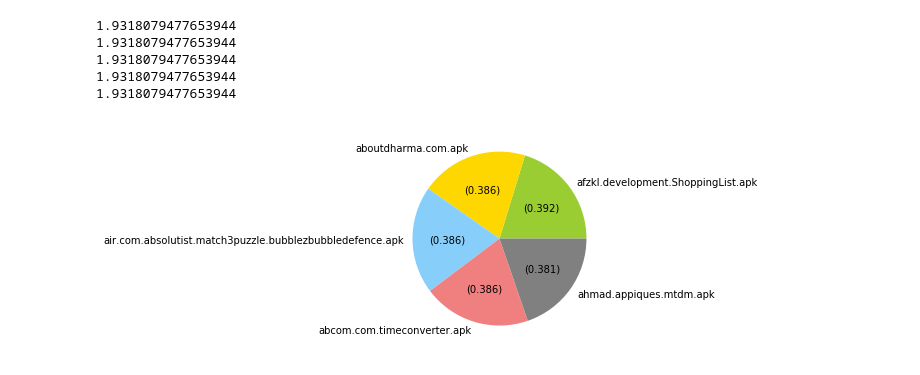
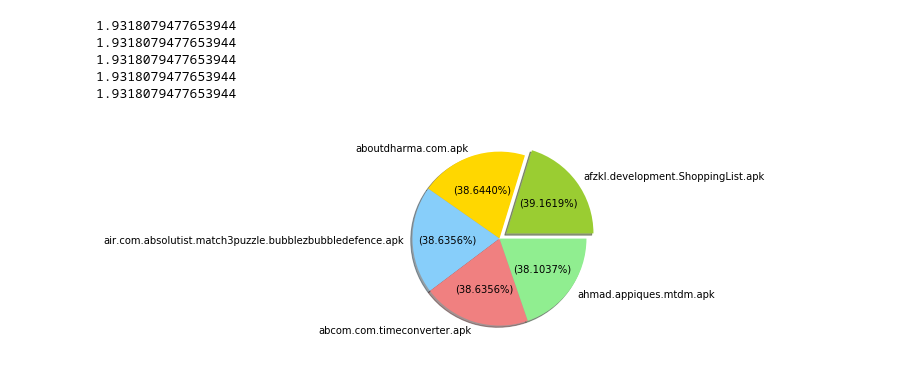
Before and after one commit to zahrafitrianti/atsp-project, a Jupyter notebook: normalised_piechart.ipynb, the cells around one changed output. Saved outputs shown, nothing was run; the diff lists cells and outputs as text; code cells hidden in the pictures.

Commit message:
final pie chart correct percent calculation

```diff
--- a/normalised_piechart.ipynb
+++ b/normalised_piechart.ipynb
@@ -57,0 +89,24 @@ plt.show()
+# %%
+import matplotlib.pyplot as plt
+
+# percentage representing how much each app in the top five contributes to the total share
+#afzkl.development.ShoppingList.apk most vulnerable?
+plt.figure(figsize=plt.figaspect(1))
+colors = ['yellowgreen', 'gold', 'lightskyblue', 'lightcoral','lightgreen']
+explode = [0.1,0,0,0,0]
+def make_autopct(values):
+    print(values)
+    def my_autopct(pct):
+        total = sum(values)
+        #val = ((pct*total)*0.01)
+        #val = pct*values
+        val = pct * total
+        return '({v:.4f}%)'.format(p=pct,v=val)
+    return my_autopct
+
+#plt.pie(flat_score, labels=flat_appname, colors = colors,autopct=make_autopct(flat_score))
+plt.pie(flat_score, labels=flat_appname, explode=explode ,shadow=True,colors = colors,autopct=make_autopct(flat_score_percent))
+centre_circle = plt.Circle((0,0),0.70,fc='white')
+fig = plt.gcf()
+fig.gca().add_artist(centre_circle)
+plt.show()
@@ -58,26 +116,30 @@ plt.show()
 # %%
 import matplotlib.pyplot as plt
 
 # percentage representing how much each app in the top five contributes to the total share
-# of the top five most vulnerable apps or
+# of the top five most vulnerable apps
+#afzkl.development.ShoppingList.apk most vulnerable?
 plt.figure(figsize=plt.figaspect(1))
-colors = ['yellowgreen', 'gold', 'lightskyblue', 'lightcoral','gray']
+colors = ['yellowgreen', 'gold', 'lightskyblue', 'lightcoral','lightgreen']
+explode = [0.1,0,0,0,0]
 def make_autopct(values):
     def my_autopct(pct):
         total = sum(values)
         print(total)
         #val = ((pct))
-        val = ((pct*total)*0.01)
+        #val = ((pct*total)*0.01)
+        val = ((pct*total))
 
-        return '({v:.3f})'.format(p=pct,v=val)
+        return '({v:.4f}%)'.format(p=pct,v=val)
     return my_autopct
 
-plt.pie(flat_score, labels=flat_appname, colors = colors,autopct=make_autopct(flat_score))
+plt.pie(flat_score, labels=flat_appname, explode=explode,shadow=True,colors = colors,autopct=make_autopct(flat_score))
+
 plt.show()
 # %% [output]
 1.9318079477653944
 1.9318079477653944
 1.9318079477653944
 1.9318079477653944
 1.9318079477653944
-[figure, old version]
+[figure, new version]
```
Also changed, not shown: parts of 6 cells of this notebook.
